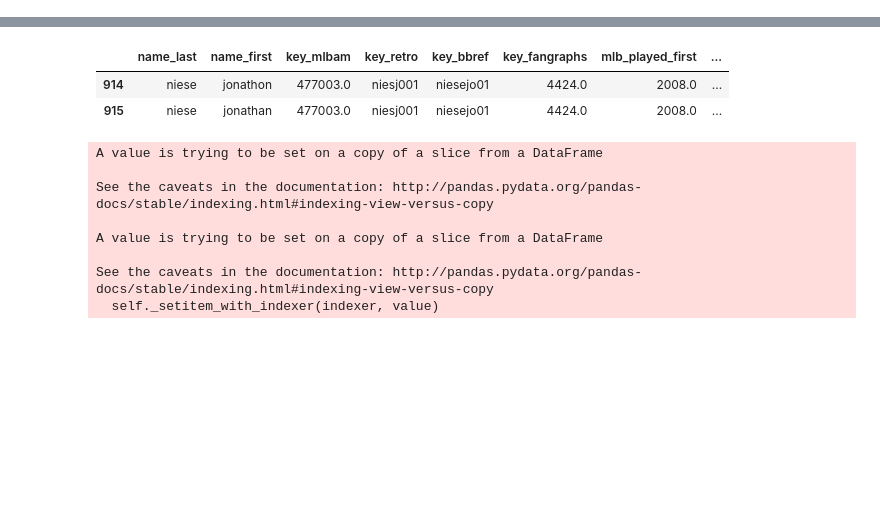
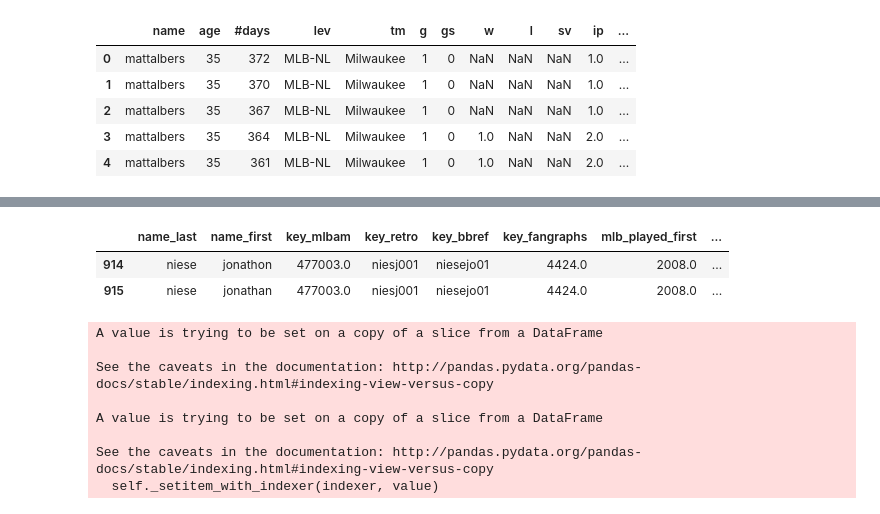
Before and after one commit to t-phill/mlb_injuries, a Jupyter notebook: pickles/pickles.ipynb, the cells around one changed output, grey strips where cells are left out. Saved outputs shown, nothing was run; the diff lists cells and outputs as text; code cells hidden in the pictures; blank space fills up the shorter version.

```diff
--- a/pickles/pickles.ipynb
+++ b/pickles/pickles.ipynb
@@ -90,3 +112,13 @@ KeyError: 'name'
+# %%
+games_18 = pd.read_pickle('../pickles/2018_apps_ids.pkl')
+games_18.head()
+# %% [output]
+|  | name | age | #days | lev | tm | g | gs | w | l | sv | ip | ... |
+| 0 | mattalbers | 35 | 372 | MLB-NL | Milwaukee | 1 | 0 | NaN | NaN | NaN | 1.0 | ... |
+| 1 | mattalbers | 35 | 370 | MLB-NL | Milwaukee | 1 | 0 | NaN | NaN | NaN | 1.0 | ... |
+| 2 | mattalbers | 35 | 367 | MLB-NL | Milwaukee | 1 | 0 | NaN | NaN | NaN | 1.0 | ... |
+| 3 | mattalbers | 35 | 364 | MLB-NL | Milwaukee | 1 | 0 | 1.0 | NaN | NaN | 2.0 | ... |
+| 4 | mattalbers | 35 | 361 | MLB-NL | Milwaukee | 1 | 0 | 1.0 | NaN | NaN | 2.0 | ... |
 # %%
 cards_18 = pd.read_pickle('2018_cards.pkl')
 len(cards_18)
```
Also changed, not shown: parts of 11 cells of this notebook.
